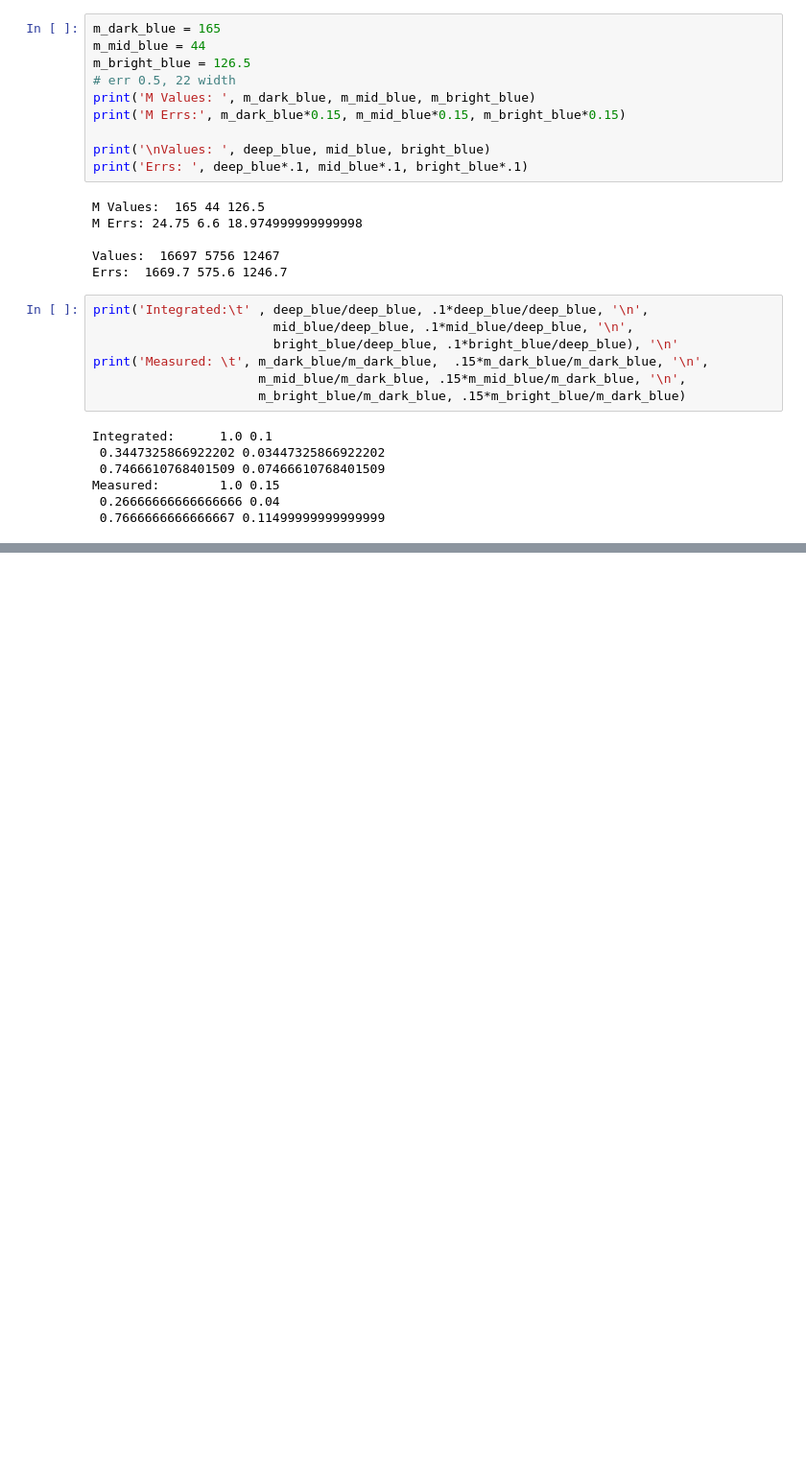
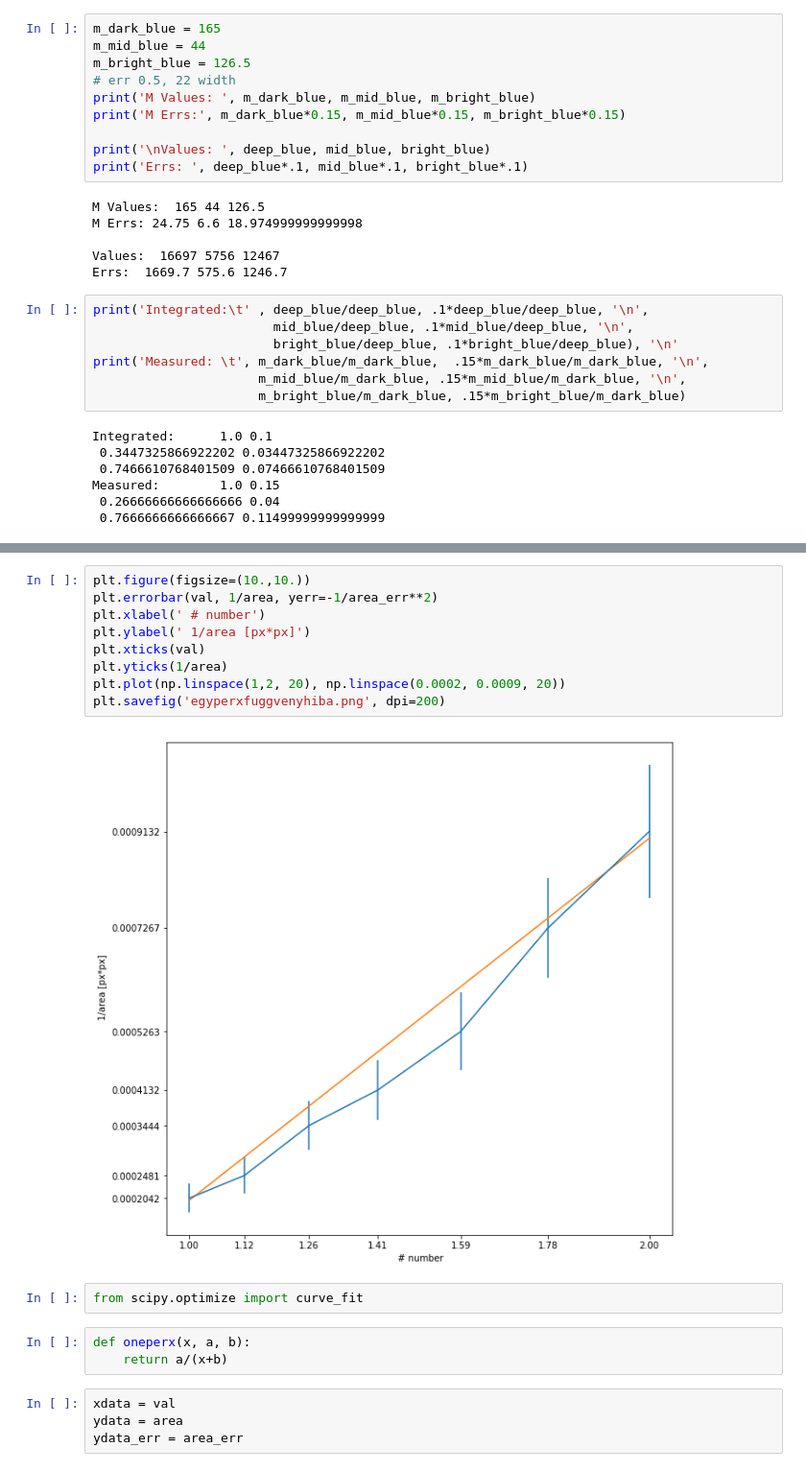
Before and after one commit to qbeer/alkfiz, a Jupyter notebook: sem/sem.ipynb, the cells around one changed output, grey strips where cells are left out. Shown at 96% size. Drawn from its saved outputs; the diff is of its cells as text; blank space fills up the shorter version.

```diff
--- a/sem/sem.ipynb
+++ b/sem/sem.ipynb
@@ -76,0 +116,20 @@ Measured:        1.0 0.15
+# %%
+plt.figure(figsize=(10.,10.))
+plt.errorbar(val, 1/area, yerr=-1/area_err**2)
+plt.xlabel(' # number')
+plt.ylabel(' 1/area [px*px]')
+plt.xticks(val)
+plt.yticks(1/area)
+plt.plot(np.linspace(1,2, 20), np.linspace(0.0002, 0.0009, 20))
+plt.savefig('egyperxfuggvenyhiba.png', dpi=200)
+# %% [output]
+[figure, added]
+# %%
+from scipy.optimize import curve_fit
+# %%
+def oneperx(x, a, b):
+    return a/(x+b)
+# %%
+xdata = val
+ydata = area
+ydata_err = area_err
```
Also changed, not shown: parts of 9 cells of this notebook, 10 other files.
